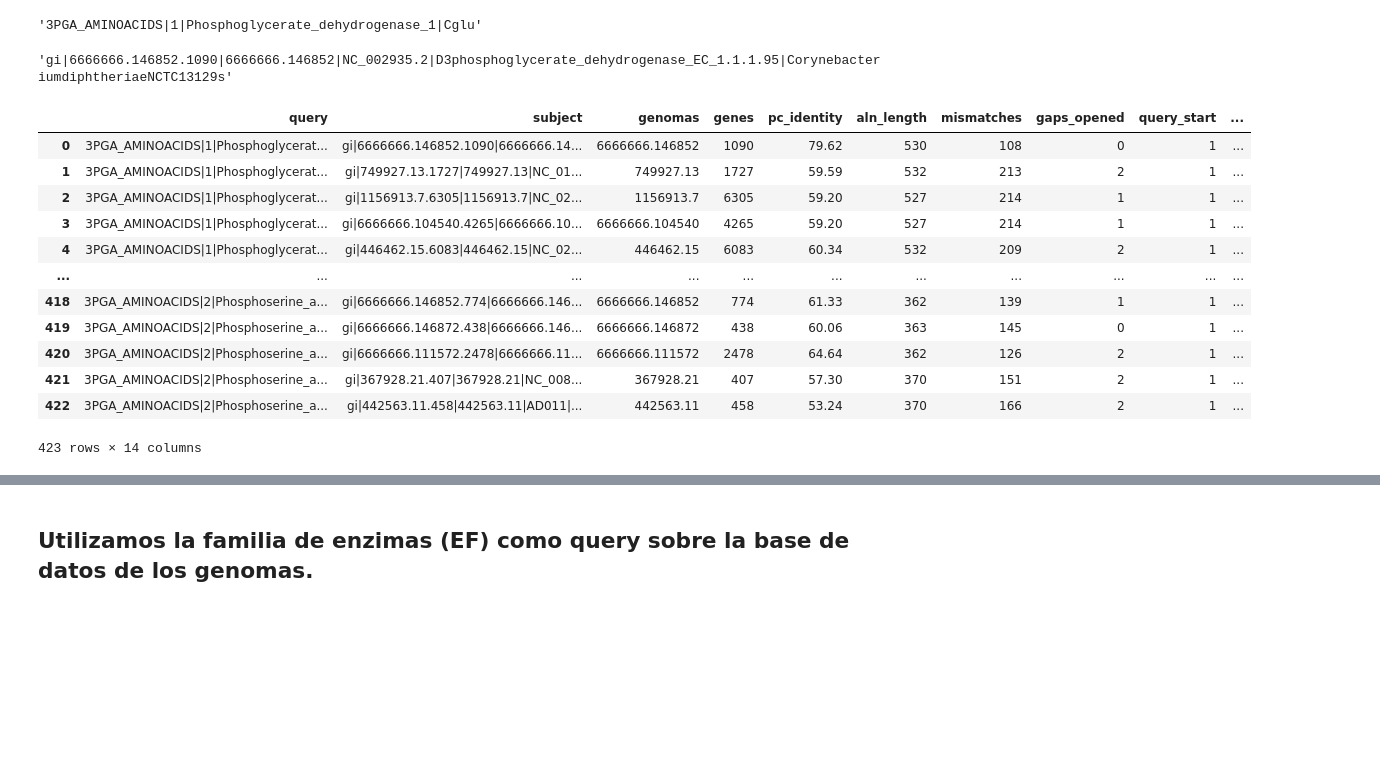
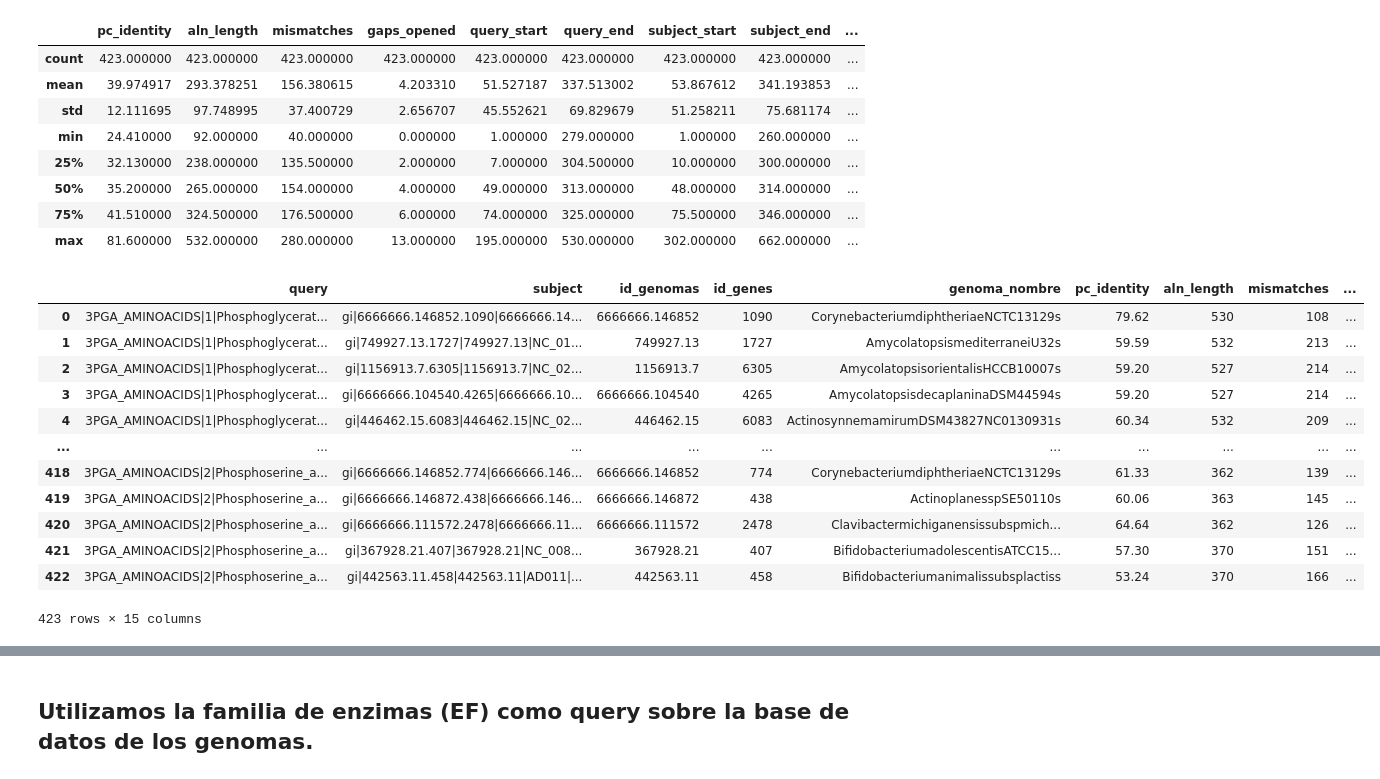
Before and after one commit to CsarMijangos/CsarPos, a Jupyter notebook: Jupyter_notebooks/Obtener_Exp_Fam.ipynb, the cells around one changed output, grey strips where cells are left out. Saved outputs shown, nothing was run; the diff lists cells and outputs as text; code cells hidden in the pictures; blank space fills up the shorter version.

Commit message:
Se agregó dataframe DF1 para entender mejor los datos del blast1

```diff
--- a/Jupyter_notebooks/Obtener_Exp_Fam.ipynb
+++ b/Jupyter_notebooks/Obtener_Exp_Fam.ipynb
@@ -40,47 +87,56 @@ df3_2 = pd.read_csv("/home/csar/Proyectos/Posdoc/Proyecto_pos/CsarPos/blast_ExpF
 # %%
-df1["query"][0]
+df1.describe()
 ## Enzimas vs Genomas:
 ## query: identificador | Num de fam | Función_NumSemilla | genoma
 # %% [output]
-'3PGA_AMINOACIDS|1|Phosphoglycerate_dehydrogenase_1|Cglu'
+|  | pc_identity | aln_length | mismatches | gaps_opened | query_start | query_end | subject_start | subject_end | ... |
+| count | 423.000000 | 423.000000 | 423.000000 | 423.000000 | 423.000000 | 423.000000 | 423.000000 | 423.000000 | ... |
+| mean | 39.974917 | 293.378251 | 156.380615 | 4.203310 | 51.527187 | 337.513002 | 53.867612 | 341.193853 | ... |
+| std | 12.111695 | 97.748995 | 37.400729 | 2.656707 | 45.552621 | 69.829679 | 51.258211 | 75.681174 | ... |
+| min | 24.410000 | 92.000000 | 40.000000 | 0.000000 | 1.000000 | 279.000000 | 1.000000 | 260.000000 | ... |
+| 25% | 32.130000 | 238.000000 | 135.500000 | 2.000000 | 7.000000 | 304.500000 | 10.000000 | 300.000000 | ... |
+| 50% | 35.200000 | 265.000000 | 154.000000 | 4.000000 | 49.000000 | 313.000000 | 48.000000 | 314.000000 | ... |
+| 75% | 41.510000 | 324.500000 | 176.500000 | 6.000000 | 74.000000 | 325.000000 | 75.500000 | 346.000000 | ... |
+| max | 81.600000 | 532.000000 | 280.000000 | 13.000000 | 195.000000 | 530.000000 | 302.000000 | 662.000000 | ... |
-# %%
-df1["subject"][0]
-# %% [output]
-'gi|6666666.146852.1090|6666666.146852|NC_002935.2|D3phosphoglycerate_dehydrogenase_EC_1.1.1.95|CorynebacteriumdiphtheriaeNCTC13129s'
 # %%
-def extract_GenomeIdent(data):
-    genomas = []
-    genes = []
+def extract_GenomeInfo(data):
+    genomas_id = []
+    genes_id = []
+    genomas_nombres = []
     for x in data.subject:
-        x_string = x.split("|")[1]
-        x_gi = x_string.split(".")[0]+"."+ x_string.split(".")[1]
-        x_gen = x_string.split(".")[2]
-        genomas.append(x_gi)
-        genes.append(x_gen)
+        x_nombre = x.split("|")[-1]
+        x_ID = x.split("|")[1]
+        x_gi = x_ID.split(".")[0]+"."+ x_ID.split(".")[1]
+        x_gen = x_ID.split(".")[2]
+        genomas_nombres.append(x_nombre)
+        genomas_id.append(x_gi)
+        genes_id.append(x_gen)
 
-    data["genomas"] = genomas
-    data["genes"] = genes
-    data = pd.DataFrame.reindex(data, columns = ['query','subject', "genomas", "genes",
+    data["genoma_nombre"] = genomas_nombres
+    data["id_genomas"] = genomas_id
+    data["id_genes"] = genes_id
+
+    data = pd.DataFrame.reindex(data, columns = ['query','subject', "id_genomas", "id_genes", "genoma_nombre",
            'pc_identity', 'aln_length', 'mismatches', 'gaps_opened',
            'query_start', 'query_end', 'subject_start', 'subject_end',
            'e_value', 'bitscore'])
     return data
 
-df1 = extract_GenomeIdent(df1)
+df1 = extract_GenomeInfo(df1)
 df1
 #df1["subject_identif"][df1["subject_identif"]=="JOEF01"]
 #df1["subject_identif"].value_counts()
 # %% [output]
-|  | query | subject | genomas | genes | pc_identity | aln_length | mismatches | gaps_opened | query_start | ... |
-| 0 | 3PGA_AMINOACIDS|1|Phosphoglycerat... | gi|6666666.146852.1090|6666666.14... | 6666666.146852 | 1090 | 79.62 | 530 | 108 | 0 | 1 | ... |
-| 1 | 3PGA_AMINOACIDS|1|Phosphoglycerat... | gi|749927.13.1727|749927.13|NC_01... | 749927.13 | 1727 | 59.59 | 532 | 213 | 2 | 1 | ... |
-| 2 | 3PGA_AMINOACIDS|1|Phosphoglycerat... | gi|1156913.7.6305|1156913.7|NC_02... | 1156913.7 | 6305 | 59.20 | 527 | 214 | 1 | 1 | ... |
-| 3 | 3PGA_AMINOACIDS|1|Phosphoglycerat... | gi|6666666.104540.4265|6666666.10... | 6666666.104540 | 4265 | 59.20 | 527 | 214 | 1 | 1 | ... |
-| 4 | 3PGA_AMINOACIDS|1|Phosphoglycerat... | gi|446462.15.6083|446462.15|NC_02... | 446462.15 | 6083 | 60.34 | 532 | 209 | 2 | 1 | ... |
-| ... | ... | ... | ... | ... | ... | ... | ... | ... | ... | ... |
-| 418 | 3PGA_AMINOACIDS|2|Phosphoserine_a... | gi|6666666.146852.774|6666666.146... | 6666666.146852 | 774 | 61.33 | 362 | 139 | 1 | 1 | ... |
-| 419 | 3PGA_AMINOACIDS|2|Phosphoserine_a... | gi|6666666.146872.438|6666666.146... | 6666666.146872 | 438 | 60.06 | 363 | 145 | 0 | 1 | ... |
-| 420 | 3PGA_AMINOACIDS|2|Phosphoserine_a... | gi|6666666.111572.2478|6666666.11... | 6666666.111572 | 2478 | 64.64 | 362 | 126 | 2 | 1 | ... |
-| 421 | 3PGA_AMINOACIDS|2|Phosphoserine_a... | gi|367928.21.407|367928.21|NC_008... | 367928.21 | 407 | 57.30 | 370 | 151 | 2 | 1 | ... |
-| 422 | 3PGA_AMINOACIDS|2|Phosphoserine_a... | gi|442563.11.458|442563.11|AD011|... | 442563.11 | 458 | 53.24 | 370 | 166 | 2 | 1 | ... |
+|  | query | subject | id_genomas | id_genes | genoma_nombre | pc_identity | aln_length | mismatches | ... |
+| 0 | 3PGA_AMINOACIDS|1|Phosphoglycerat... | gi|6666666.146852.1090|6666666.14... | 6666666.146852 | 1090 | CorynebacteriumdiphtheriaeNCTC13129s | 79.62 | 530 | 108 | ... |
+| 1 | 3PGA_AMINOACIDS|1|Phosphoglycerat... | gi|749927.13.1727|749927.13|NC_01... | 749927.13 | 1727 | AmycolatopsismediterraneiU32s | 59.59 | 532 | 213 | ... |
+| 2 | 3PGA_AMINOACIDS|1|Phosphoglycerat... | gi|1156913.7.6305|1156913.7|NC_02... | 1156913.7 | 6305 | AmycolatopsisorientalisHCCB10007s | 59.20 | 527 | 214 | ... |
+| 3 | 3PGA_AMINOACIDS|1|Phosphoglycerat... | gi|6666666.104540.4265|6666666.10... | 6666666.104540 | 4265 | AmycolatopsisdecaplaninaDSM44594s | 59.20 | 527 | 214 | ... |
+| 4 | 3PGA_AMINOACIDS|1|Phosphoglycerat... | gi|446462.15.6083|446462.15|NC_02... | 446462.15 | 6083 | ActinosynnemamirumDSM43827NC0130931s | 60.34 | 532 | 209 | ... |
+| ... | ... | ... | ... | ... | ... | ... | ... | ... | ... |
+| 418 | 3PGA_AMINOACIDS|2|Phosphoserine_a... | gi|6666666.146852.774|6666666.146... | 6666666.146852 | 774 | CorynebacteriumdiphtheriaeNCTC13129s | 61.33 | 362 | 139 | ... |
+| 419 | 3PGA_AMINOACIDS|2|Phosphoserine_a... | gi|6666666.146872.438|6666666.146... | 6666666.146872 | 438 | ActinoplanesspSE50110s | 60.06 | 363 | 145 | ... |
+| 420 | 3PGA_AMINOACIDS|2|Phosphoserine_a... | gi|6666666.111572.2478|6666666.11... | 6666666.111572 | 2478 | Clavibactermichiganensissubspmich... | 64.64 | 362 | 126 | ... |
+| 421 | 3PGA_AMINOACIDS|2|Phosphoserine_a... | gi|367928.21.407|367928.21|NC_008... | 367928.21 | 407 | BifidobacteriumadolescentisATCC15... | 57.30 | 370 | 151 | ... |
+| 422 | 3PGA_AMINOACIDS|2|Phosphoserine_a... | gi|442563.11.458|442563.11|AD011|... | 442563.11 | 458 | Bifidobacteriumanimalissubsplactiss | 53.24 | 370 | 166 | ... |
-423 rows × 14 columns
+423 rows × 15 columns
```
Also changed, not shown: parts of 44 cells of this notebook, 1 other file.
